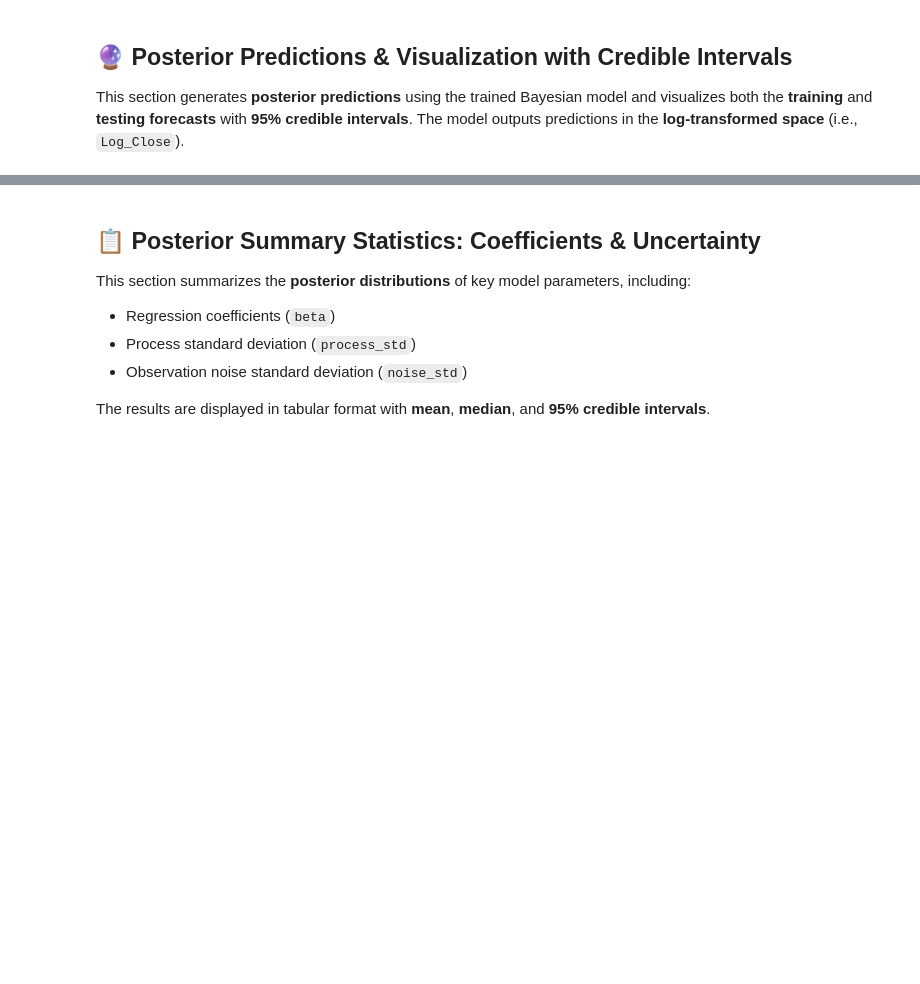
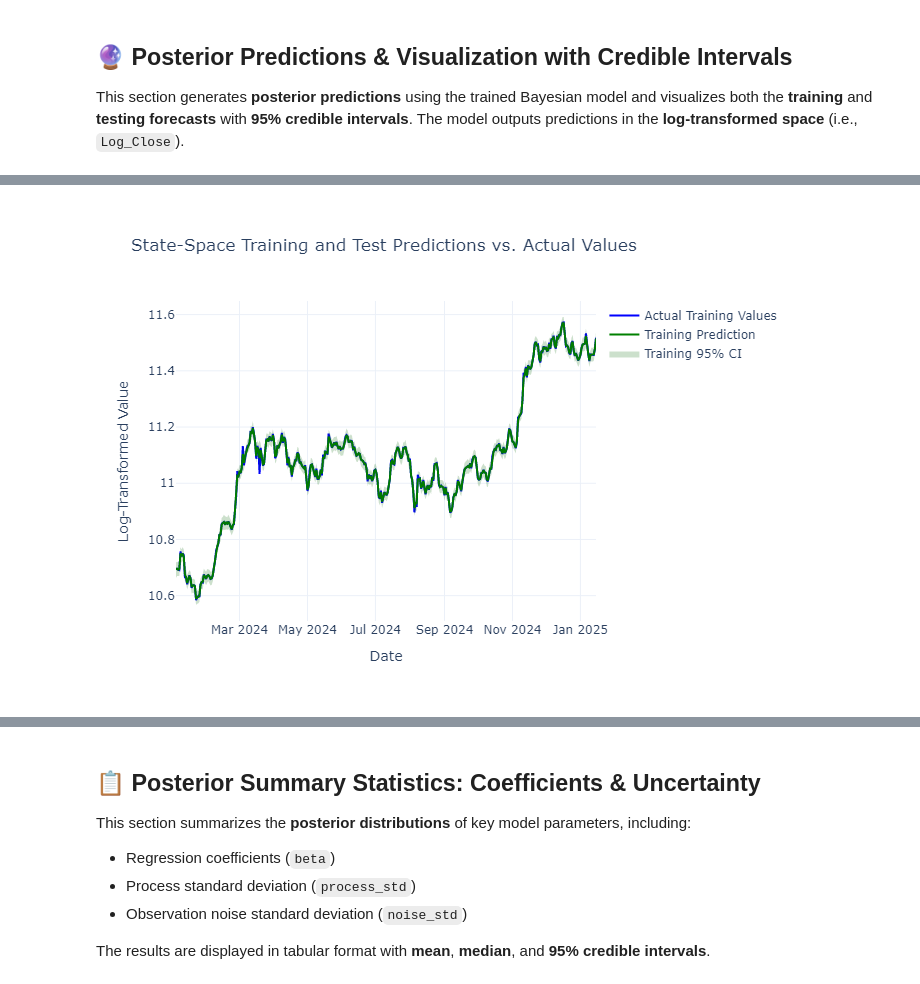
Before and after one commit to islamRiajul/Bitcoin-Forecast-with-Bayesian, a Jupyter notebook: Bitcoin_Project.ipynb, the cells around one changed output, grey strips where cells are left out. Drawn from its saved outputs; the diff is of its cells as text; code cells hidden in the pictures; blank space fills up the shorter version.

```diff
--- a/Bitcoin_Project.ipynb
+++ b/Bitcoin_Project.ipynb
@@ -836,12 +837,6 @@ fig.add_trace(go.Scatter(x=train_timestamps, y=train_label, mode='lines', name='
 fig.add_trace(go.Scatter(x=train_timestamps, y=train_predictions, mode='lines', name='Training Prediction', line=dict(color='green')))
 fig.add_trace(go.Scatter(x=np.concatenate([train_timestamps, train_timestamps[::-1]]), y=np.concatenate([train_upper, train_lower[::-1]]), fill='toself', fillcolor='rgba(0,100,0,0.2)', line=dict(color='rgba(0,100,0,0)'), name='Training 95% CI'))
 
-# Test data
-fig.add_trace(go.Scatter(x=test_timestamps, y=test_label, mode='lines', name='Actual Test Values', line=dict(color='red')))
-
-# Test predictions (Keep in log form, no exponentiation)
-fig.add_trace(go.Scatter(x=test_timestamps, y=test_predictions, mode='lines', name='Test Prediction', line=dict(color='orange')))
-fig.add_trace(go.Scatter(x=np.concatenate([test_timestamps, test_timestamps[::-1]]), y=np.concatenate([test_upper, test_lower[::-1]]), fill='toself', fillcolor='rgba(200,50,0,0.2)', line=dict(color='rgba(200,50,0,0)'), name='Test 95% CI'))
 
 fig.update_layout(title="State-Space Training and Test Predictions vs. Actual Values", xaxis_title="Date", yaxis_title="Log-Transformed Value", template="plotly_white")
 fig.show()
@@ -849,0 +844 @@ fig.show()
+[figure, added]
```
Also changed, not shown: parts of 9 cells of this notebook, 1 other file.
